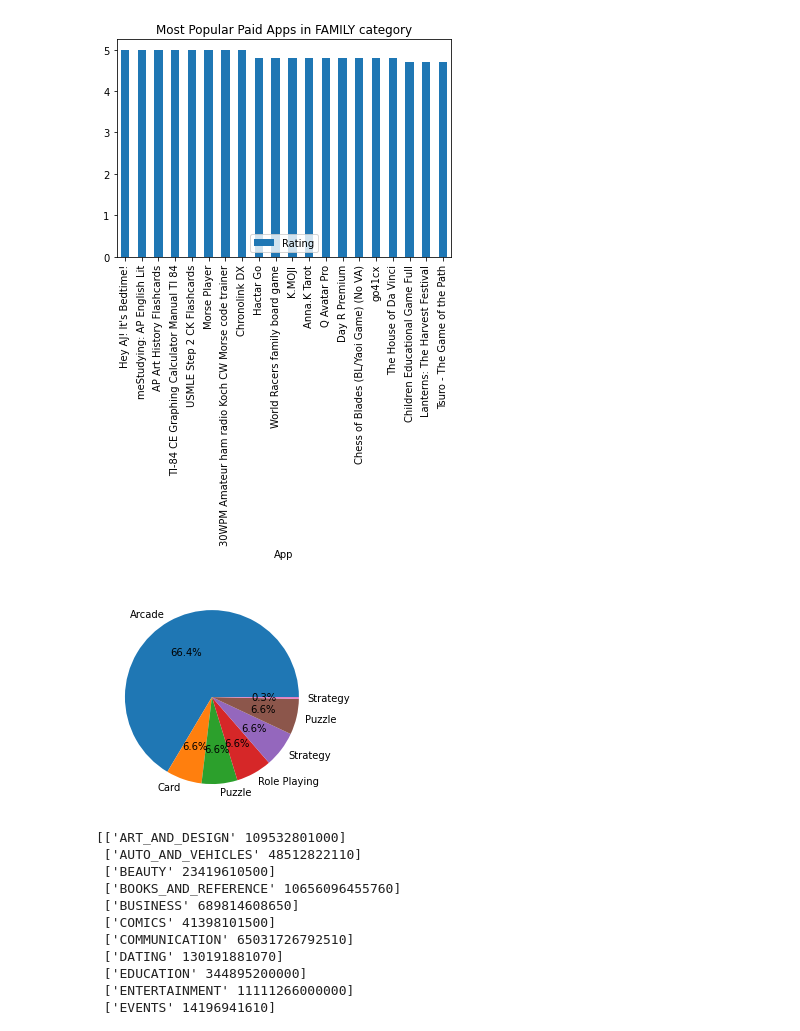
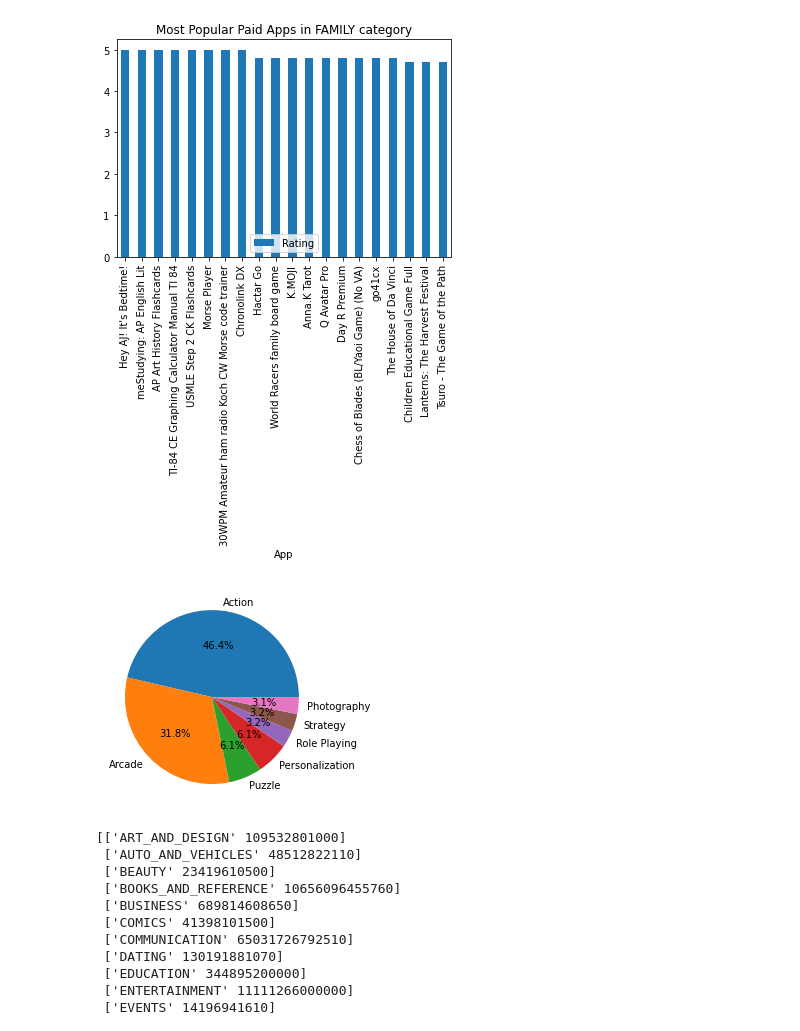
Before and after one commit to Rodauv/google_playstore_stats, a Jupyter notebook: my_mobapp_studio.ipynb, the cells around one changed output. Saved outputs shown, nothing was run; the diff lists cells and outputs as text; code cells hidden in the pictures.

```diff
--- a/my_mobapp_studio.ipynb
+++ b/my_mobapp_studio.ipynb
@@ -455,17 +451,18 @@ popular_bar_rate(paid_dataset)
 # %%
 #5.2 - Plot with a pie diagram the most popular genres according to the number of installations from paid family
 
 def popular_piechart(df):
     pop_pie = df.query("Category == 'FAMILY'")
     pop_pie = pop_pie[['Genres1','Installs']]
+    pop_pie = df.groupby('Genres1',as_index=False).sum()
     pop_pie = pop_pie.nlargest(n=7, columns=['Installs'])
     pyplot.pie(pop_pie['Installs'],labels=pop_pie['Genres1'],autopct='%1.1f%%',radius=1)
 
 popular_piechart(paid_dataset)
 
 #combined_dataset_dated
 # %% [output]
-[figure, old version]
+[figure, new version]
 # %%
 #5.3 - Download Ratio: Depending on each category, what are the ratio of download per app?: An array with the number of installation per category
 def download_ratio(df):
```
Also changed, not shown: parts of 2 cells of this notebook, 3 other files.
